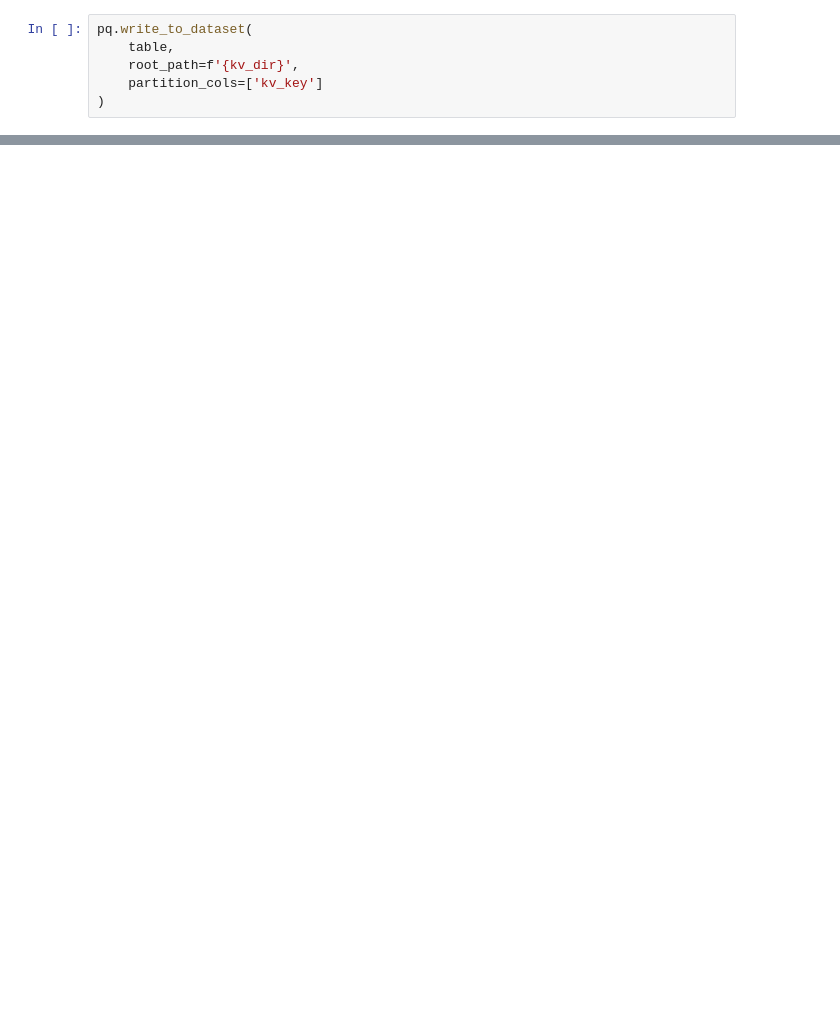
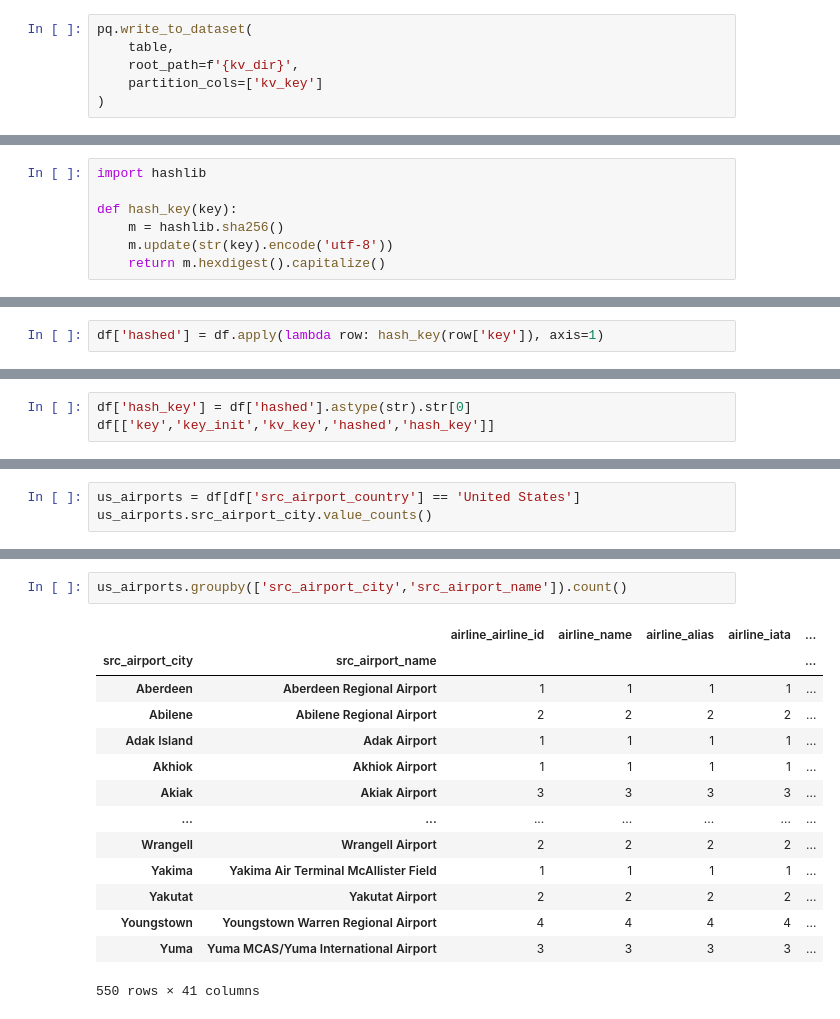
Before and after one commit to samantoz/dsc650, a Jupyter notebook: dsc650/assignments/assignment07/assignment07.ipynb, the cells around one changed output, grey strips where cells are left out. Cells and saved outputs as stored; diff of their text form; blank space fills up the shorter version.

```diff
--- a/dsc650/assignments/assignment07/assignment07.ipynb
+++ b/dsc650/assignments/assignment07/assignment07.ipynb
@@ -217,0 +106,7 @@ pq.write_to_dataset(
+# %%
+import hashlib
+
+def hash_key(key):
+    m = hashlib.sha256()
+    m.update(str(key).encode('utf-8'))
+    return m.hexdigest().capitalize()
@@ -217,0 +129,2 @@ pq.write_to_dataset(
+# %%
+df['hashed'] = df.apply(lambda row: hash_key(row['key']), axis=1)
@@ -217,0 +147,3 @@ pq.write_to_dataset(
+# %%
+df['hash_key'] = df['hashed'].astype(str).str[0]
+df[['key','key_init','kv_key','hashed','hash_key']]
@@ -217,0 +231,3 @@ pq.write_to_dataset(
+# %%
+us_airports = df[df['src_airport_country'] == 'United States']
+us_airports.src_airport_city.value_counts()
@@ -217,0 +247,17 @@ pq.write_to_dataset(
+# %%
+us_airports.groupby(['src_airport_city','src_airport_name']).count()
+# %% [output]
+|  |  | airline_airline_id | airline_name | airline_alias | airline_iata | ... |
+| src_airport_city | src_airport_name |  |  |  |  | ... |
+| Aberdeen | Aberdeen Regional Airport | 1 | 1 | 1 | 1 | ... |
+| Abilene | Abilene Regional Airport | 2 | 2 | 2 | 2 | ... |
+| Adak Island | Adak Airport | 1 | 1 | 1 | 1 | ... |
+| Akhiok | Akhiok Airport | 1 | 1 | 1 | 1 | ... |
+| Akiak | Akiak Airport | 3 | 3 | 3 | 3 | ... |
+| ... | ... | ... | ... | ... | ... | ... |
+| Wrangell | Wrangell Airport | 2 | 2 | 2 | 2 | ... |
+| Yakima | Yakima Air Terminal McAllister Field | 1 | 1 | 1 | 1 | ... |
+| Yakutat | Yakutat Airport | 2 | 2 | 2 | 2 | ... |
+| Youngstown | Youngstown Warren Regional Airport | 4 | 4 | 4 | 4 | ... |
+| Yuma | Yuma MCAS/Yuma International Airport | 3 | 3 | 3 | 3 | ... |
+550 rows × 41 columns
```
Also changed, not shown: parts of 32 cells of this notebook, 32 other files.
